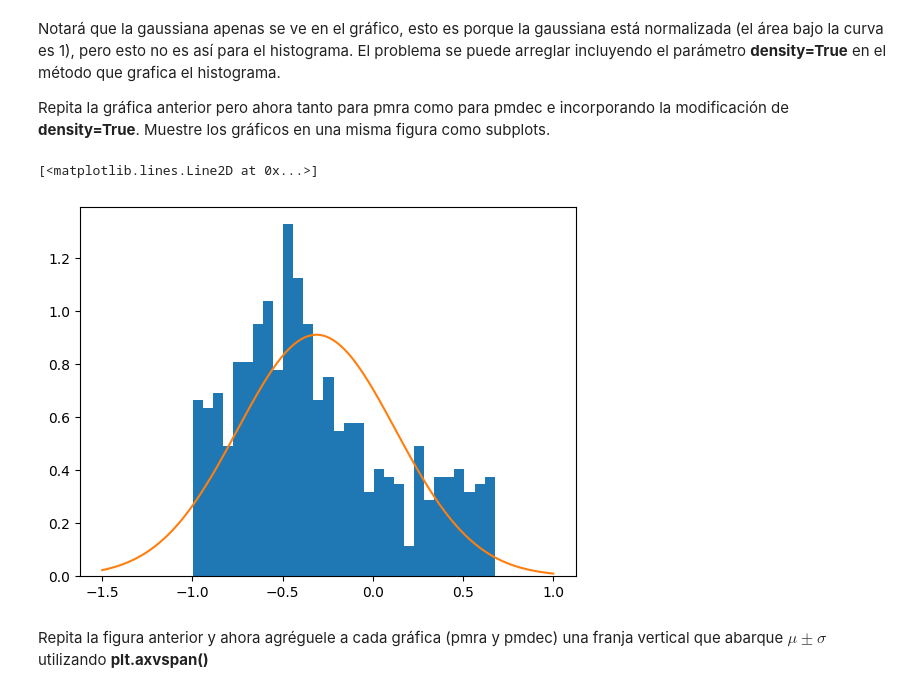
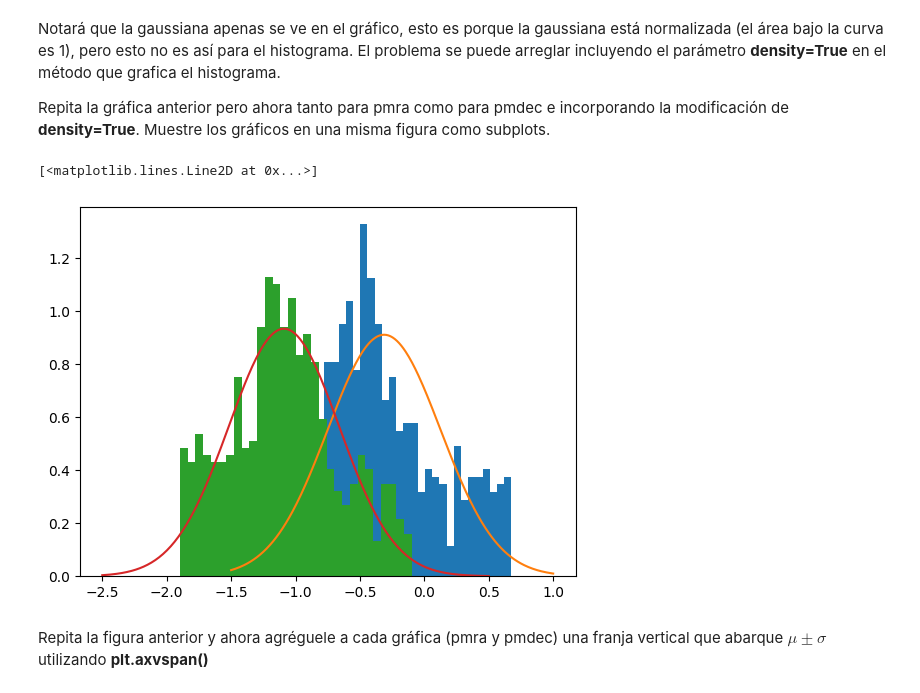
Before and after one commit to Francesco-Castellani/Tarea-2, a Jupyter notebook: Tarea2.ipynb, the cells around one changed output. Drawn from its saved outputs; the diff is of its cells as text; code cells hidden in the pictures.

```diff
--- a/Tarea2.ipynb
+++ b/Tarea2.ipynb
@@ -148,9 +153,12 @@ Repita la gráfica anterior pero ahora tanto para pmra como para pmdec e incorpo
 # %%
 plt.hist(pmra,bins=30,density=True)
 plt.plot(x_pmra,fx_pmra)
+plt.hist(pmdec,bins=30,density=True)
+plt.plot(x_pmdec,fx_pmdec)
+#Repetimos la gráfica pero, añadimos el histograma de pmdec y la modificación density
 # %% [output]
 [<matplotlib.lines.Line2D at 0x...>]
-[figure, old version]
+[figure, new version]
 # %% [markdown]
 Repita la figura anterior y ahora agréguele a cada gráfica (pmra y pmdec) una franja vertical que abarque $\mu \pm \sigma$ utilizando **plt.axvspan()**
 # %%
```
Also changed, not shown: parts of 15 cells of this notebook.
